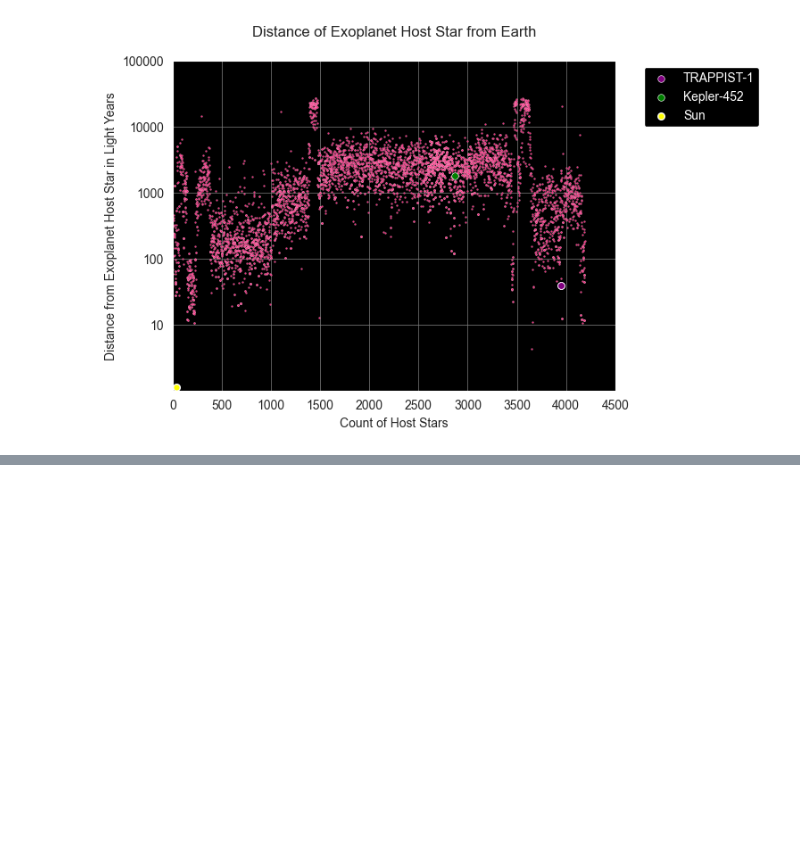
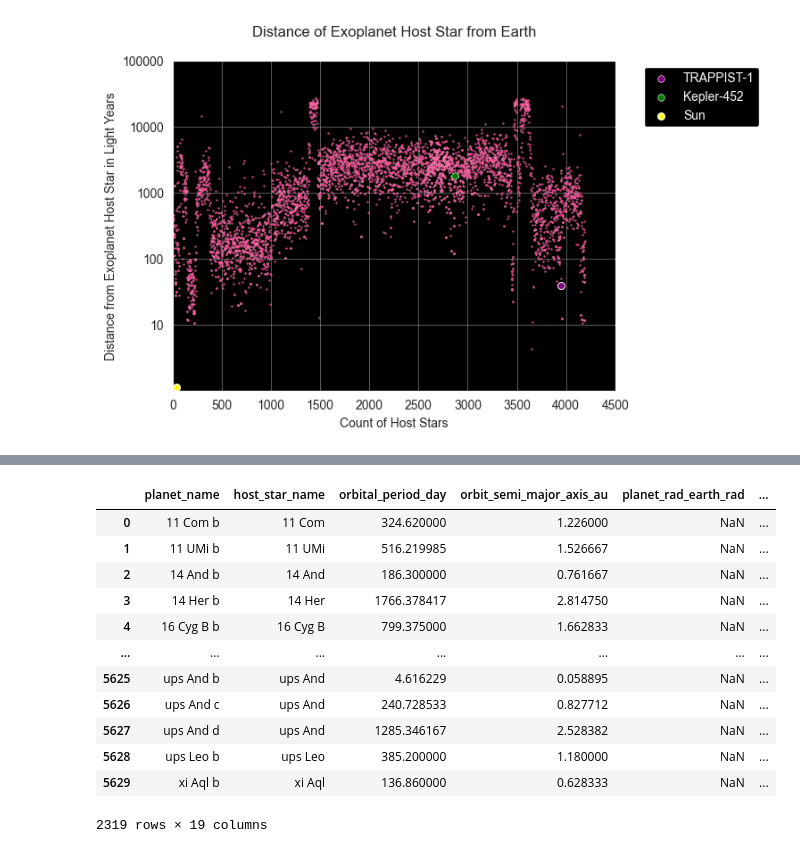
Before and after one commit to Graviton12/Exoplanet-Data-Analysis, a Jupyter notebook: scatterplots.ipynb, the cells around one changed output, grey strips where cells are left out. Saved outputs shown, nothing was run; the diff lists cells and outputs as text; code cells hidden in the pictures; blank space fills up the shorter version.

```diff
--- a/scatterplots.ipynb
+++ b/scatterplots.ipynb
@@ -211,0 +212,23 @@ plt.show()
+# %%
+# Distance of Exoplanet Host Star from Earth (For all non-Kepler Host Stars)
+
+# filter dataset for kepler only host stars
+non_kepler_host_stars1 = dataset[~dataset['planet_name'].str.startswith('Kepler-')]
+non_kepler_host_stars2 = non_kepler_host_stars1[~dataset['planet_name'].str.startswith('K2-')]
+non_kepler_host_stars3 = non_kepler_host_stars2[~dataset['planet_name'].str.startswith('KOI-')]
+non_kepler_host_stars = non_kepler_host_stars3[~dataset['planet_name'].str.startswith('EPIC')]
+non_kepler_host_stars
+# %% [output]
+|  | planet_name | host_star_name | orbital_period_day | orbit_semi_major_axis_au | planet_rad_earth_rad | ... |
+| 0 | 11 Com b | 11 Com | 324.620000 | 1.226000 | NaN | ... |
+| 1 | 11 UMi b | 11 UMi | 516.219985 | 1.526667 | NaN | ... |
+| 2 | 14 And b | 14 And | 186.300000 | 0.761667 | NaN | ... |
+| 3 | 14 Her b | 14 Her | 1766.378417 | 2.814750 | NaN | ... |
+| 4 | 16 Cyg B b | 16 Cyg B | 799.375000 | 1.662833 | NaN | ... |
+| ... | ... | ... | ... | ... | ... | ... |
+| 5625 | ups And b | ups And | 4.616229 | 0.058895 | NaN | ... |
+| 5626 | ups And c | ups And | 240.728533 | 0.827712 | NaN | ... |
+| 5627 | ups And d | ups And | 1285.346167 | 2.528382 | NaN | ... |
+| 5628 | ups Leo b | ups Leo | 385.200000 | 1.180000 | NaN | ... |
+| 5629 | xi Aql b | xi Aql | 136.860000 | 0.628333 | NaN | ... |
+2319 rows × 19 columns
```
Also changed, not shown: parts of 4 cells of this notebook.
